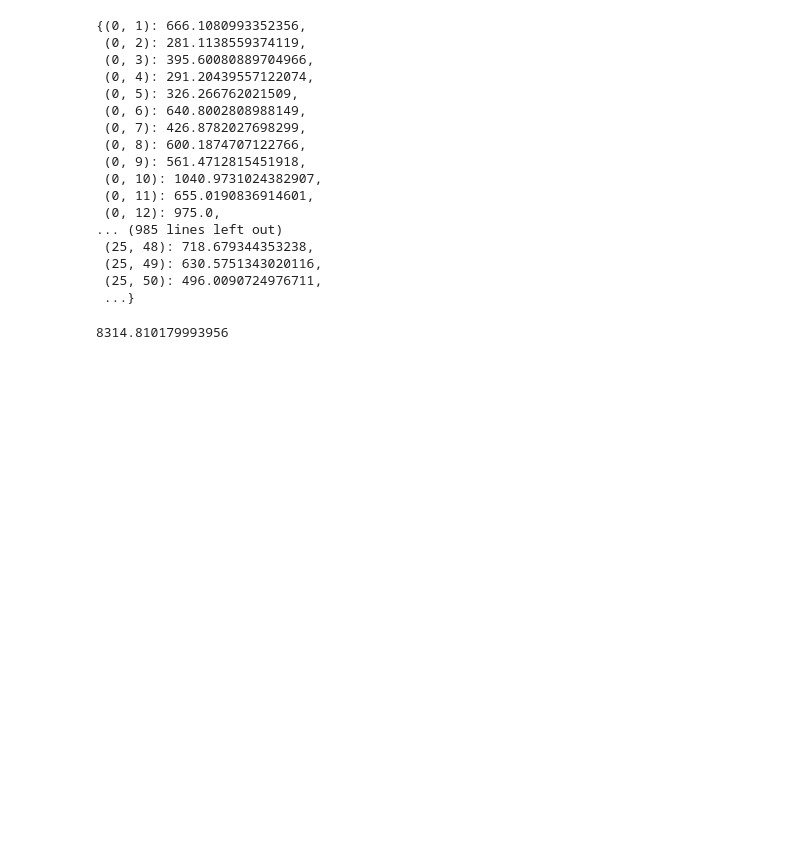
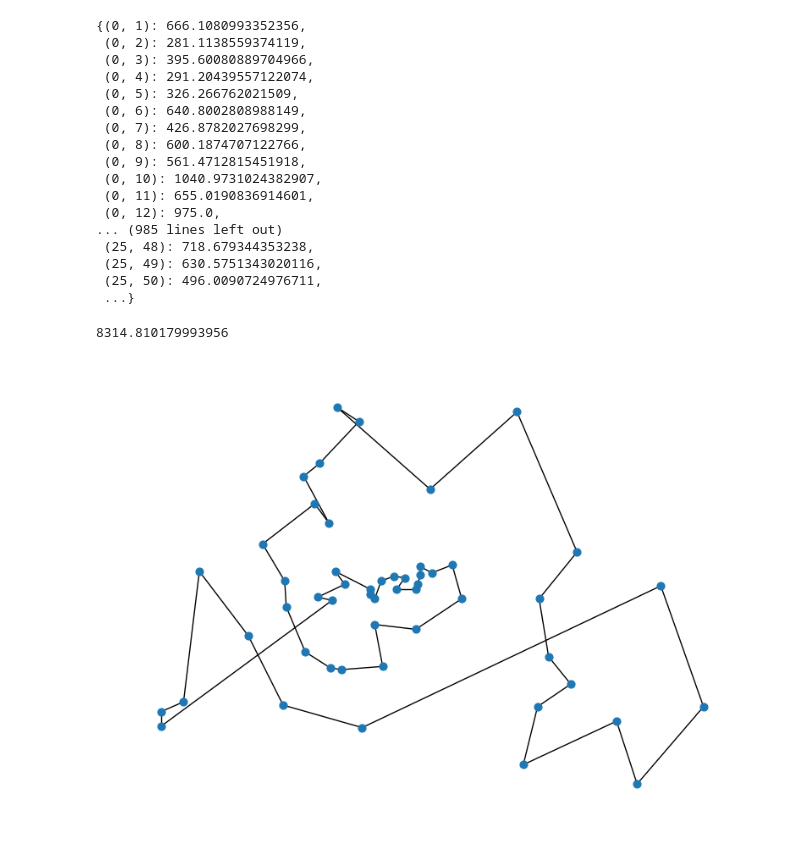
Before and after one commit to Lollo310/TSP-local-search, a Jupyter notebook: test.ipynb, the cells around one changed output. Cells and saved outputs as stored; diff of their text form; code cells hidden in the pictures; blank space fills up the shorter version.

```diff
--- a/test.ipynb
+++ b/test.ipynb
@@ -48,3 +49,10 @@ tsp.NN(G)
 tsp.hamiltonian_cost
 # %% [output]
 8314.810179993956
+# %%
+H = tsp.toNetworkX(G)
+# %%
+utlt = utl.Utilities()
+utlt.draw(H)
+# %% [output]
+[figure, added]
```
Also changed, not shown: parts of 1 cell of this notebook, 2 other files.
